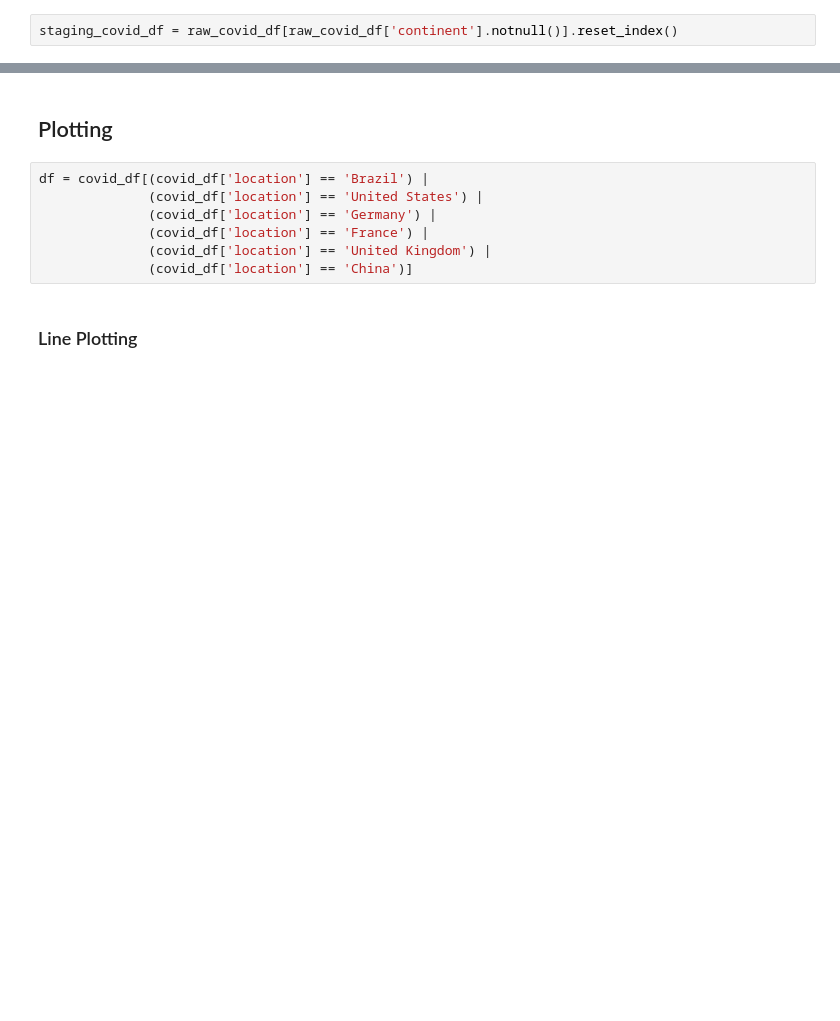
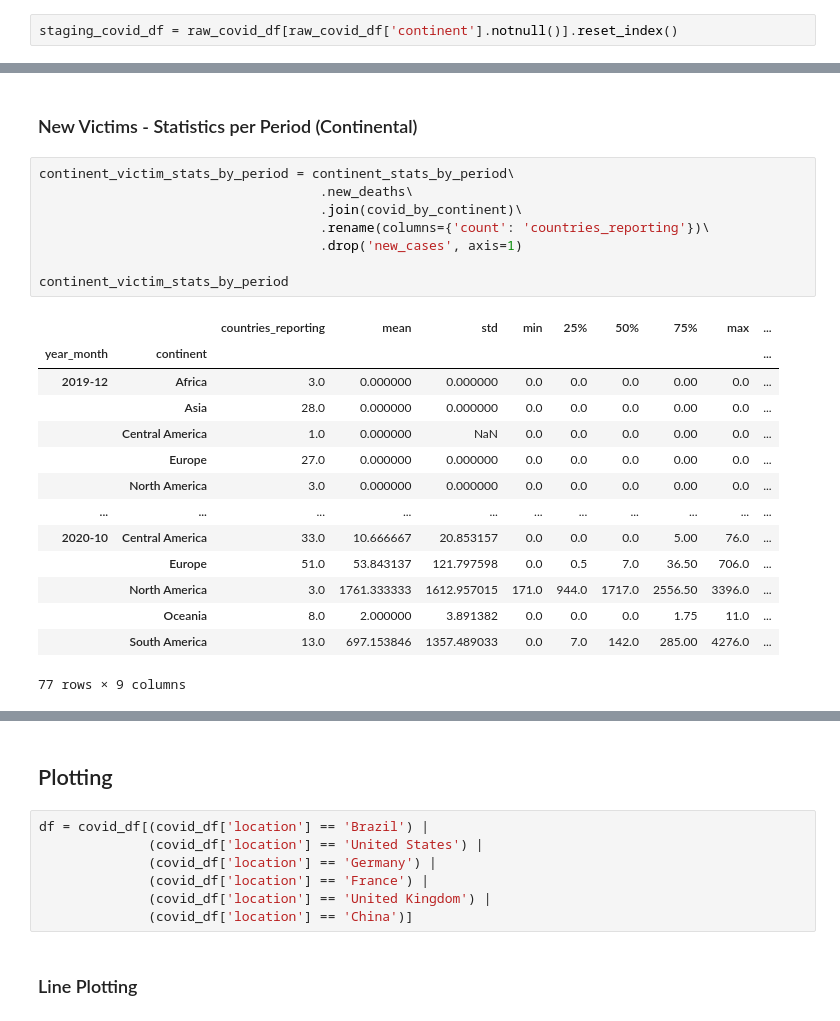
Before and after one commit to iobruno/kaggle-data-vis, a Jupyter notebook: notebooks/covid-19_analysis.ipynb, the cells around one changed output, grey strips where cells are left out. Drawn from its saved outputs; the diff is of its cells as text; blank space fills up the shorter version.

```diff
--- a/notebooks/covid-19_analysis.ipynb
+++ b/notebooks/covid-19_analysis.ipynb
@@ -62,0 +178,25 @@ covid_df.tail(10)
+# %% [markdown]
+### New Victims - Statistics per Period (Continental)
+# %%
+continent_victim_stats_by_period = continent_stats_by_period\
+                                    .new_deaths\
+                                    .join(covid_by_continent)\
+                                    .rename(columns={'count': 'countries_reporting'})\
+                                    .drop('new_cases', axis=1)
+
+continent_victim_stats_by_period
+# %% [output]
+|  |  | countries_reporting | mean | std | min | 25% | 50% | 75% | max | ... |
+| year_month | continent |  |  |  |  |  |  |  |  | ... |
+| 2019-12 | Africa | 3.0 | 0.000000 | 0.000000 | 0.0 | 0.0 | 0.0 | 0.00 | 0.0 | ... |
+|  | Asia | 28.0 | 0.000000 | 0.000000 | 0.0 | 0.0 | 0.0 | 0.00 | 0.0 | ... |
+|  | Central America | 1.0 | 0.000000 | NaN | 0.0 | 0.0 | 0.0 | 0.00 | 0.0 | ... |
+|  | Europe | 27.0 | 0.000000 | 0.000000 | 0.0 | 0.0 | 0.0 | 0.00 | 0.0 | ... |
+|  | North America | 3.0 | 0.000000 | 0.000000 | 0.0 | 0.0 | 0.0 | 0.00 | 0.0 | ... |
+| ... | ... | ... | ... | ... | ... | ... | ... | ... | ... | ... |
+| 2020-10 | Central America | 33.0 | 10.666667 | 20.853157 | 0.0 | 0.0 | 0.0 | 5.00 | 76.0 | ... |
+|  | Europe | 51.0 | 53.843137 | 121.797598 | 0.0 | 0.5 | 7.0 | 36.50 | 706.0 | ... |
+|  | North America | 3.0 | 1761.333333 | 1612.957015 | 171.0 | 944.0 | 1717.0 | 2556.50 | 3396.0 | ... |
+|  | Oceania | 8.0 | 2.000000 | 3.891382 | 0.0 | 0.0 | 0.0 | 1.75 | 11.0 | ... |
+|  | South America | 13.0 | 697.153846 | 1357.489033 | 0.0 | 7.0 | 142.0 | 285.00 | 4276.0 | ... |
+77 rows × 9 columns
```
Also changed, not shown: parts of 35 cells of this notebook.
